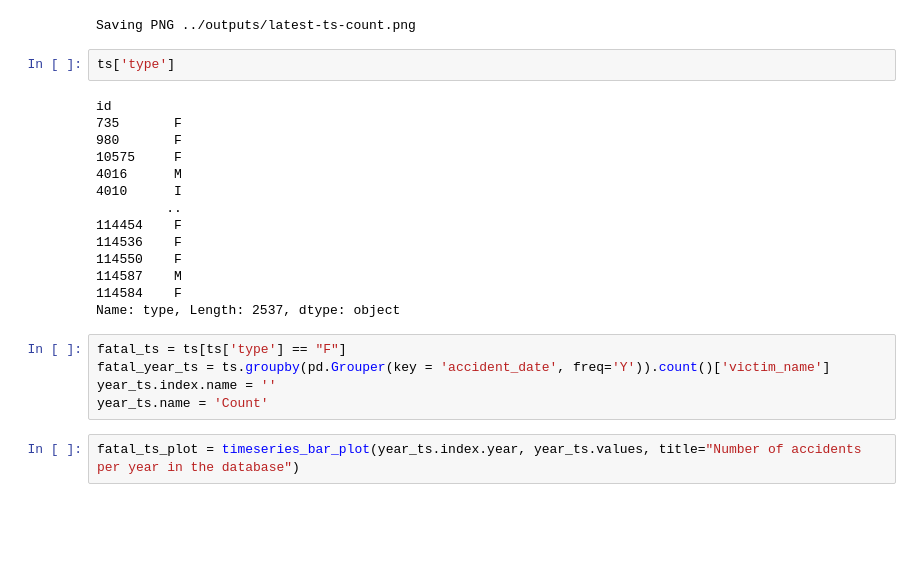
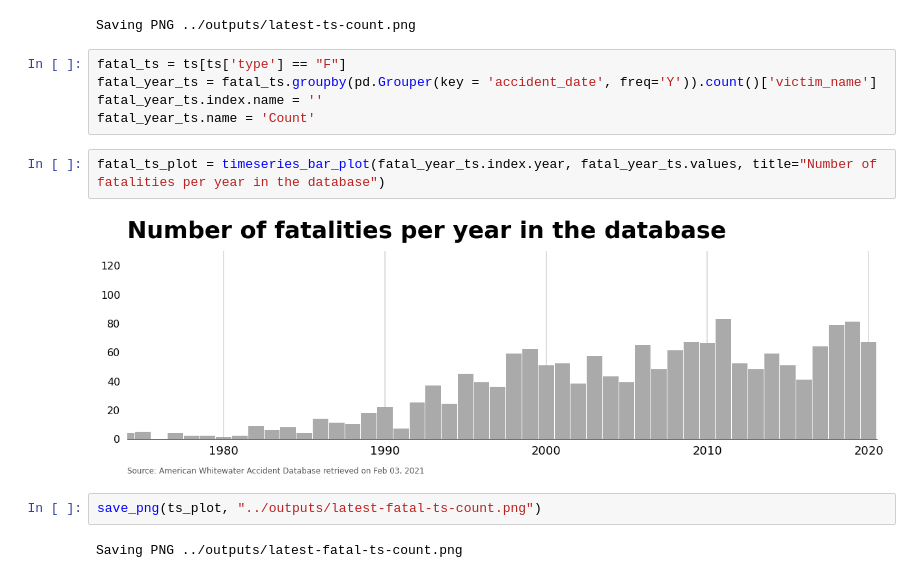
Before and after one commit to wckoeppen/whitewater-accidents, a Jupyter notebook: notebooks/whitewater-accidents-timeseries.ipynb, the cells around one changed output. Cells and saved outputs as stored; diff of their text form; blank space fills up the shorter version.

Commit message:
add fatality plot

```diff
--- a/notebooks/whitewater-accidents-timeseries.ipynb
+++ b/notebooks/whitewater-accidents-timeseries.ipynb
@@ -109,26 +109,16 @@ ts_plot = timeseries_bar_plot(year_ts.index.year, year_ts.values, title="Number
 save_png(ts_plot, "../outputs/latest-ts-count.png")
 # %% [output]
 Saving PNG ../outputs/latest-ts-count.png
-# %%
-ts['type']
-# %% [output]
-id
-735       F
-980       F
-10575     F
-4016      M
-4010      I
-         ..
-114454    F
-114536    F
-114550    F
-114587    M
-114584    F
-Name: type, Length: 2537, dtype: object
 # %%
 fatal_ts = ts[ts['type'] == "F"]
-fatal_year_ts = ts.groupby(pd.Grouper(key = 'accident_date', freq='Y')).count()['victim_name']
-year_ts.index.name = ''
-year_ts.name = 'Count'
+fatal_year_ts = fatal_ts.groupby(pd.Grouper(key = 'accident_date', freq='Y')).count()['victim_name']
+fatal_year_ts.index.name = ''
+fatal_year_ts.name = 'Count'
 # %%
-fatal_ts_plot = timeseries_bar_plot(year_ts.index.year, year_ts.values, title="Number of accidents per year in the database")
+fatal_ts_plot = timeseries_bar_plot(fatal_year_ts.index.year, fatal_year_ts.values, title="Number of fatalities per year in the database")
+# %% [output]
+[figure, added]
+# %%
+save_png(ts_plot, "../outputs/latest-fatal-ts-count.png")
+# %% [output]
+Saving PNG ../outputs/latest-fatal-ts-count.png
```
Also changed, not shown: 1 other file.
